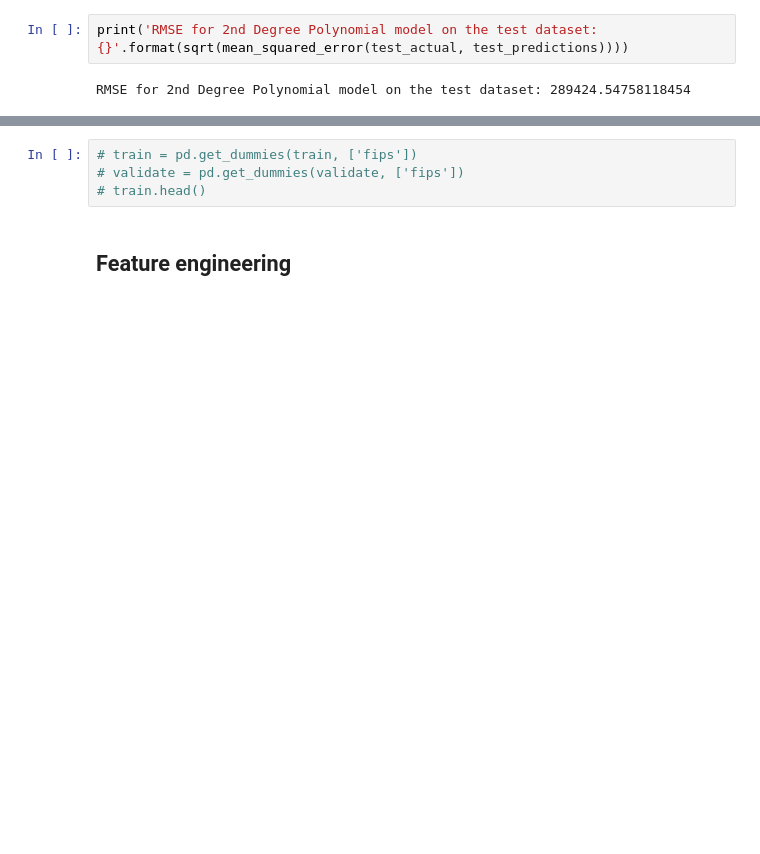
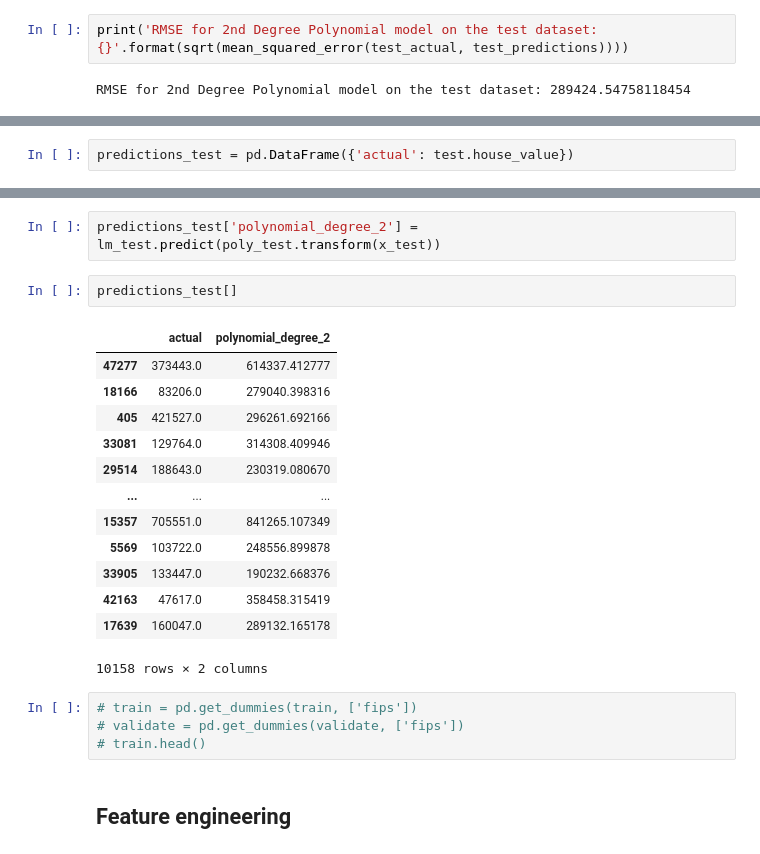
Before and after one commit to Chenchen070/zillow_regression_project, a Jupyter notebook: work_book.ipynb, the cells around one changed output, grey strips where cells are left out. Drawn from its saved outputs; the diff is of its cells as text; blank space fills up the shorter version.

```diff
--- a/work_book.ipynb
+++ b/work_book.ipynb
@@ -874,0 +930,2 @@ RMSE for 2nd Degree Polynomial model on the test dataset: 289424.54758118454
+# %%
+predictions_test = pd.DataFrame({'actual': test.house_value})
@@ -875,3 +948,21 @@ RMSE for 2nd Degree Polynomial model on the test dataset: 289424.54758118454
+# %%
+predictions_test['polynomial_degree_2'] = lm_test.predict(poly_test.transform(x_test))
+# %%
+predictions_test[]
+# %% [output]
+|  | actual | polynomial_degree_2 |
+| 47277 | 373443.0 | 614337.412777 |
+| 18166 | 83206.0 | 279040.398316 |
+| 405 | 421527.0 | 296261.692166 |
+| 33081 | 129764.0 | 314308.409946 |
+| 29514 | 188643.0 | 230319.080670 |
+| ... | ... | ... |
+| 15357 | 705551.0 | 841265.107349 |
+| 5569 | 103722.0 | 248556.899878 |
+| 33905 | 133447.0 | 190232.668376 |
+| 42163 | 47617.0 | 358458.315419 |
+| 17639 | 160047.0 | 289132.165178 |
+10158 rows × 2 columns
 # %%
 # train = pd.get_dummies(train, ['fips'])
 # validate = pd.get_dummies(validate, ['fips'])
```
Also changed, not shown: parts of 7 cells of this notebook.
